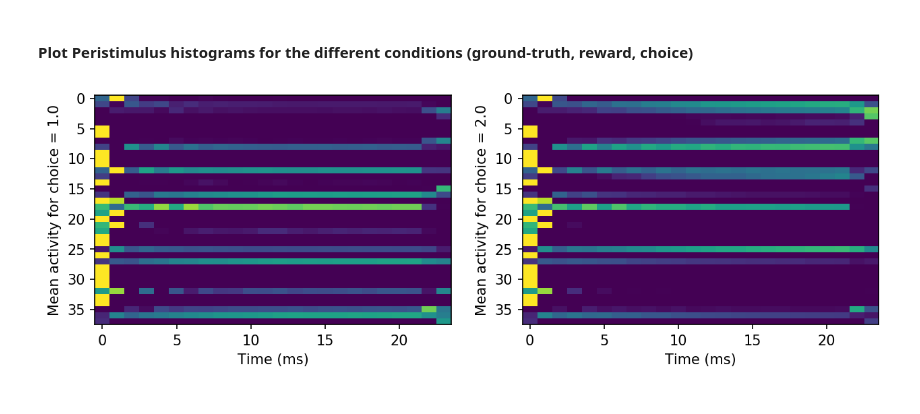
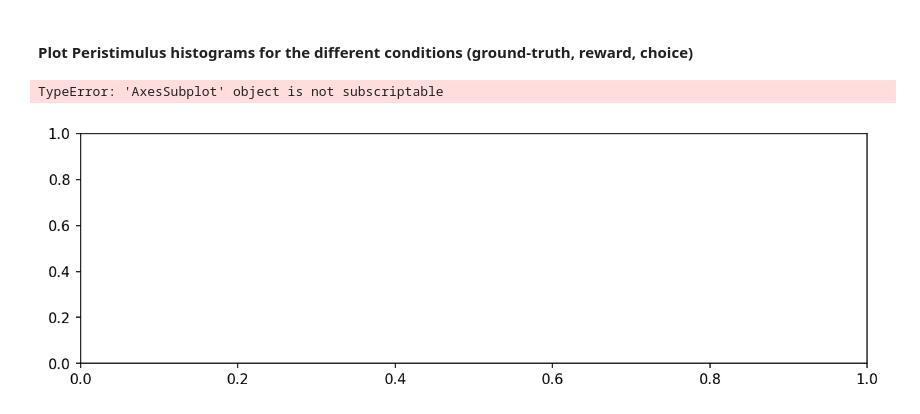
Before and after one commit to bambschool/BAMB2023, a Jupyter notebook: 4-recurrent_neural_networks/tutorial_4_RNNs-solutions_reviewed_Heike.ipynb, the cells around one changed output. Drawn from its saved outputs; the diff is of its cells as text; code cells hidden in the pictures.

```diff
--- a/4-recurrent_neural_networks/tutorial_4_RNNs-solutions_reviewed_Heike.ipynb
+++ b/4-recurrent_neural_networks/tutorial_4_RNNs-solutions_reviewed_Heike.ipynb
@@ -96,13 +97,16 @@ We now define the task parameters:
 - *dim_ring*: number of stimuli. Our task will have 2 stimuli and two corresponding choices, i.e. it will be a two-alternative forced choice (2AFC) task, but the task can be generalized to any number of stimuli and choices.
 # %%
 # Set up task parameters
-env_kwargs = {'dt': training_kwargs['dt'],
-              'timing': {'fixation': 200,
-                         'stimulus': 2000,
-                         'delay': 0,
-                         'decision': 200},
-              'sigma': 1.0,
-              'dim_ring': 2}
+if envid == 'PerceptualDecisionMaking-v0':
+    env_kwargs = {'dt': training_kwargs['dt'],
+                'timing': {'fixation': 200,
+                            'stimulus': 2000,
+                            'delay': 0,
+                            'decision': 200},
+                'sigma': 1.0,
+                'dim_ring': 2}
+else:
+    env_kwargs = {'dt': training_kwargs['dt']}
 # %% [markdown]
 ### 1.3. Sample dataset
 
@@ -312,7 +314,13 @@ First, we will reconstruct the environment from our config file.
 # %%
 # Environment
 env = gym.make(envid, **config['env_kwargs'])
-
-env.timing = config['env_kwargs']['timing']
+try:
+    env.timing = config['env_kwargs']['timing']
+except KeyError:
+    timing = {}
+    for period in env.timing.keys():
+        period_times = [env.sample_time(period) for _ in range(100)]
+        timing[period] = np.median(period_times)
+    env.timing = timing
 env.reset(no_step=True) # this is to initialize the environment
 # %% [output]
@@ -458,20 +466,25 @@ We can see that neurons have mixed activtity profiles, corresponding to the diff
 # %%
 def analysis_activity_by_condition(activity, info, config, conditions=['choice']):
     """
     Plot single neuron activity by condition.
     """
     for condition in conditions:
         values = pd.unique(info[condition])
         f, ax = plt.subplots(figsize=(10, 3), ncols=len(values), sharex=True, dpi=150)
         t_plot = np.arange(activity.shape[1]) * config['dt']
         for i_v, value in enumerate(values):
             # INSTRUCTION 13: plot the average activity across neurons and trials for each condition
             a = activity[info[condition] == value]
             ax[i_v].imshow(a.mean(axis=0).T, aspect='auto', cmap='viridis')
             ax[i_v].set_xlabel('Time (ms)')
             ax[i_v].set_ylabel('Mean activity for ' + condition + ' = ' + str(value))
+            # change the xticks to show time in ms
+            ax[1].set_xticks(np.arange(0, activity.shape[1], 10))
+            ax[1].set_xticklabels(t_plot[::10])
+
         # plt.legend(title=condition, loc='center left', bbox_to_anchor=(1.0, 0.5))
 
 analysis_activity_by_condition(minmax_activity, info, config, conditions=['choice']) # other conditions: correct, ground_truth
 # %% [output]
+TypeError: 'AxesSubplot' object is not subscriptable
-[figure, old version]
+[figure, new version]
```
Also changed, not shown: parts of 11 cells of this notebook.
